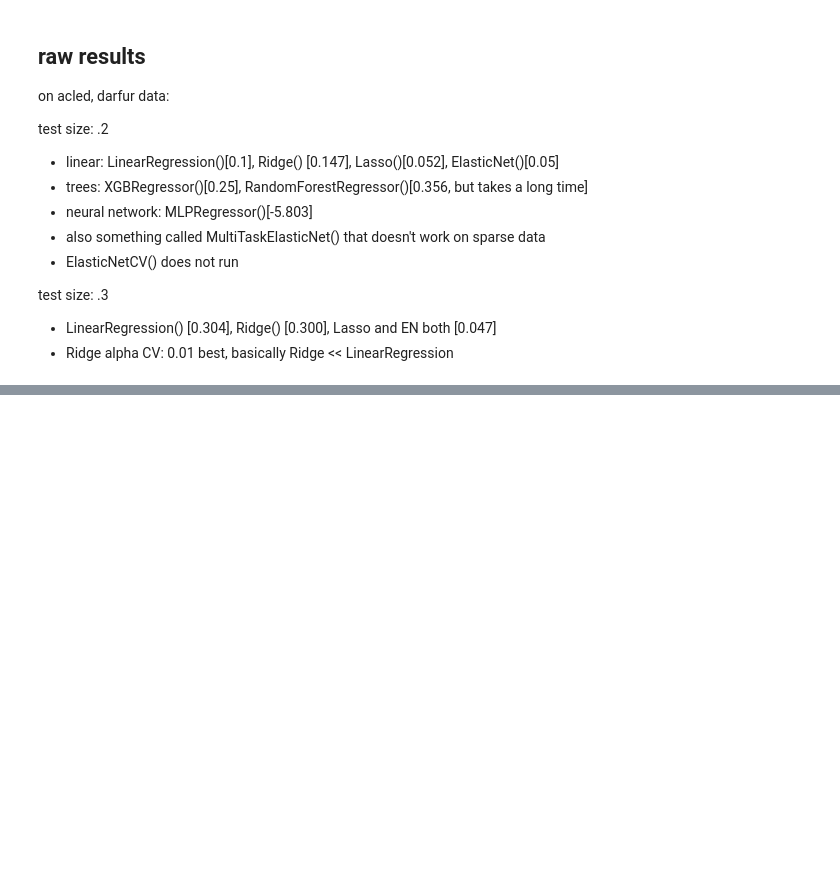
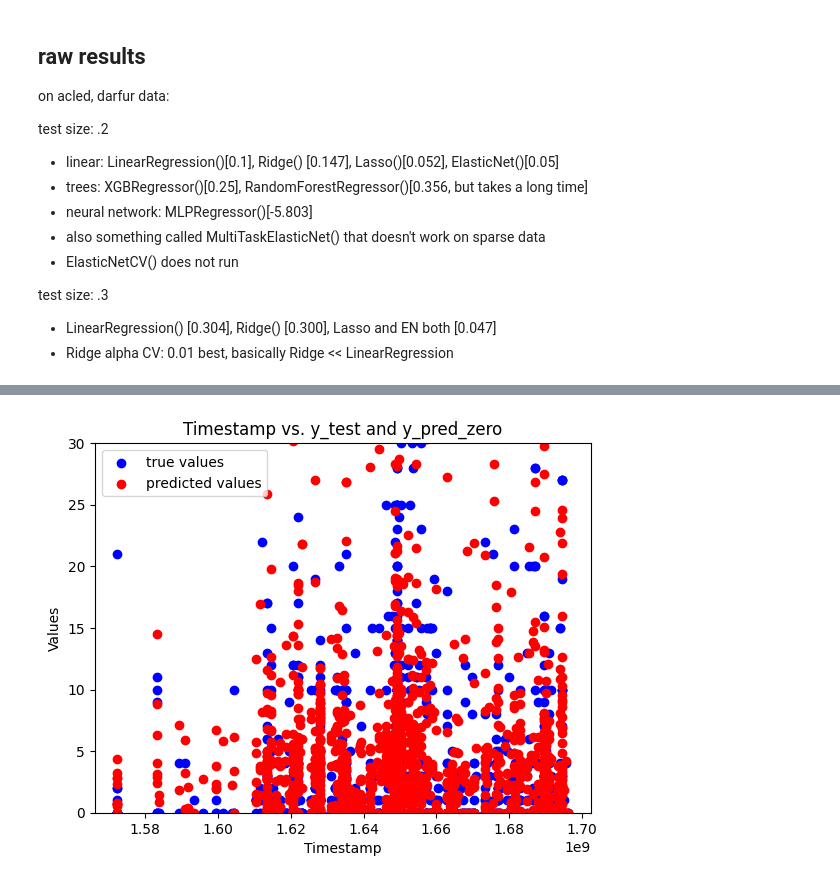
Before and after one commit to kaylanhua/conflicts, a Jupyter notebook: regression/eda.ipynb, the cells around one changed output, grey strips where cells are left out. Saved outputs shown, nothing was run; the diff lists cells and outputs as text; code cells hidden in the pictures; blank space fills up the shorter version.

```diff
--- a/regression/eda.ipynb
+++ b/regression/eda.ipynb
@@ -161,0 +191,11 @@ test size: .3
+# %%
+plt.scatter(X_test['TIMESTAMP'], y_test, color='blue', label='true values')
+plt.scatter(X_test['TIMESTAMP'], y_pred_zero, color='red', label='predicted values')
+plt.ylim(0, 30)
+plt.title('Timestamp vs. y_test and y_pred_zero')
+plt.xlabel('Timestamp')
+plt.ylabel('Values')
+plt.legend()
+plt.show()
+# %% [output]
+[figure, added]
```
Also changed, not shown: parts of 4 cells of this notebook, 1 other file.
